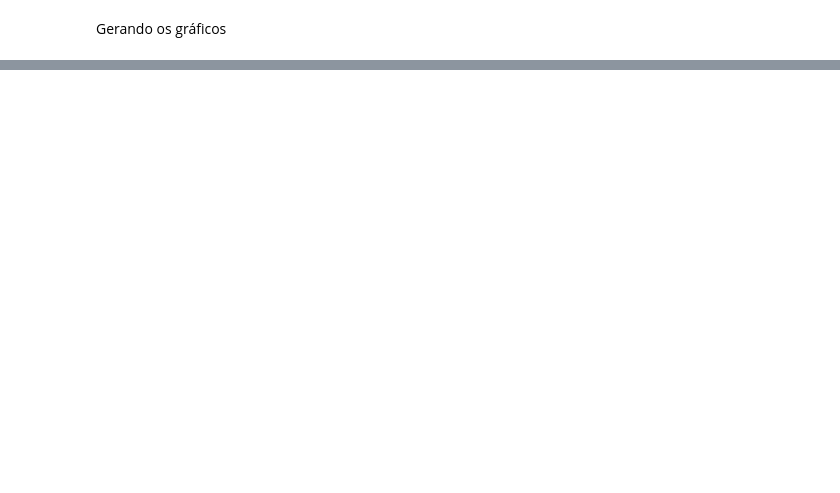
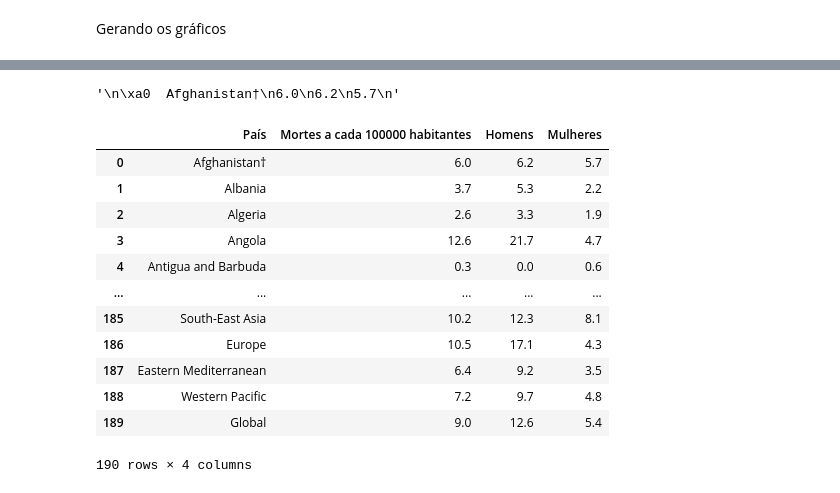
Before and after one commit to brunabellini/Projeto_FaleSobre, a Jupyter notebook: Caderno Jupyter- Grupo 6.ipynb, the cells around one changed output, grey strips where cells are left out. Drawn from its saved outputs; the diff is of its cells as text; code cells hidden in the pictures; blank space fills up the shorter version.

```diff
--- a/Caderno Jupyter- Grupo 6.ipynb
+++ b/Caderno Jupyter- Grupo 6.ipynb
@@ -873,0 +984,5 @@ fig.show()
+# %%
+lin = lines_tb[1].get_text()
+lin
+# %% [output]
+'\n\xa0  Afghanistan†\n6.0\n6.2\n5.7\n'
@@ -873,0 +993,20 @@ fig.show()
+# %%
+import pandas as pd
+import numpy as np
+df2 = pd.read_csv("lista-suicidio.tsv", sep='\t')
+df2 = df2.replace(np.NaN, 0)
+df2
+# %% [output]
+|  | País | Mortes a cada 100000 habitantes | Homens | Mulheres |
+| 0 | Afghanistan† | 6.0 | 6.2 | 5.7 |
+| 1 | Albania | 3.7 | 5.3 | 2.2 |
+| 2 | Algeria | 2.6 | 3.3 | 1.9 |
+| 3 | Angola | 12.6 | 21.7 | 4.7 |
+| 4 | Antigua and Barbuda | 0.3 | 0.0 | 0.6 |
+| ... | ... | ... | ... | ... |
+| 185 | South-East Asia | 10.2 | 12.3 | 8.1 |
+| 186 | Europe | 10.5 | 17.1 | 4.3 |
+| 187 | Eastern Mediterranean | 6.4 | 9.2 | 3.5 |
+| 188 | Western Pacific | 7.2 | 9.7 | 4.8 |
+| 189 | Global | 9.0 | 12.6 | 5.4 |
+190 rows × 4 columns
```
Also changed, not shown: parts of 30 cells of this notebook, 7 other files.
